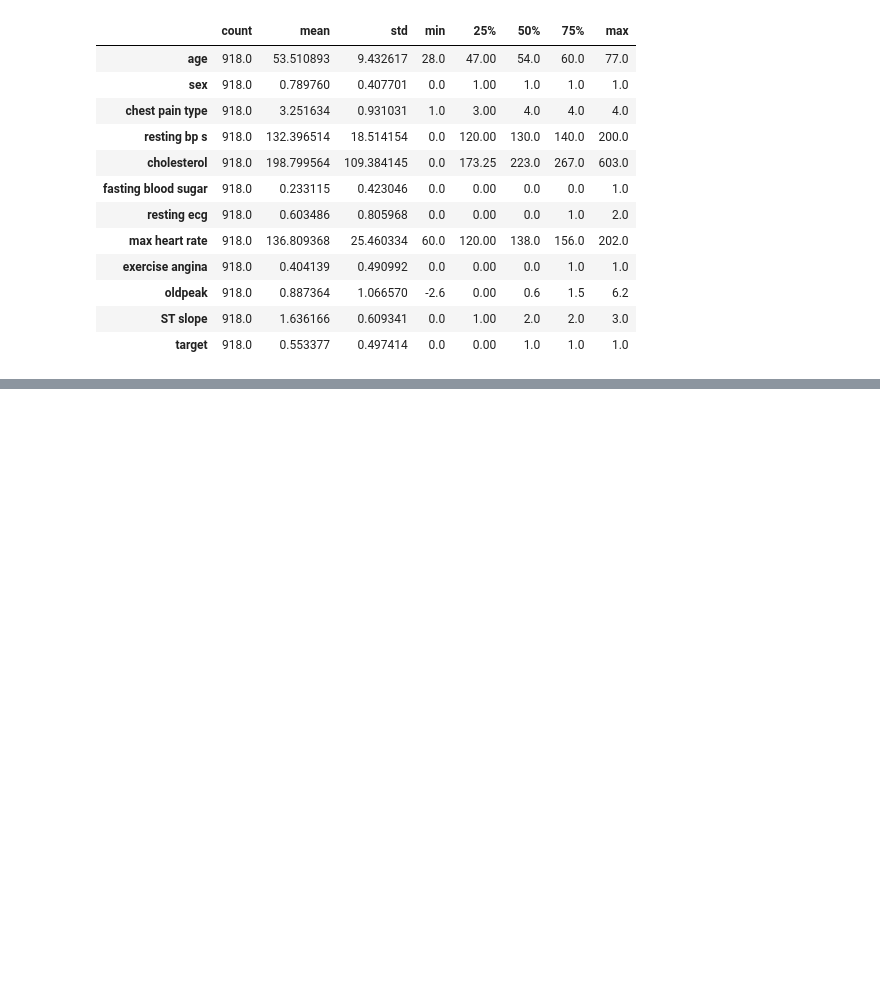
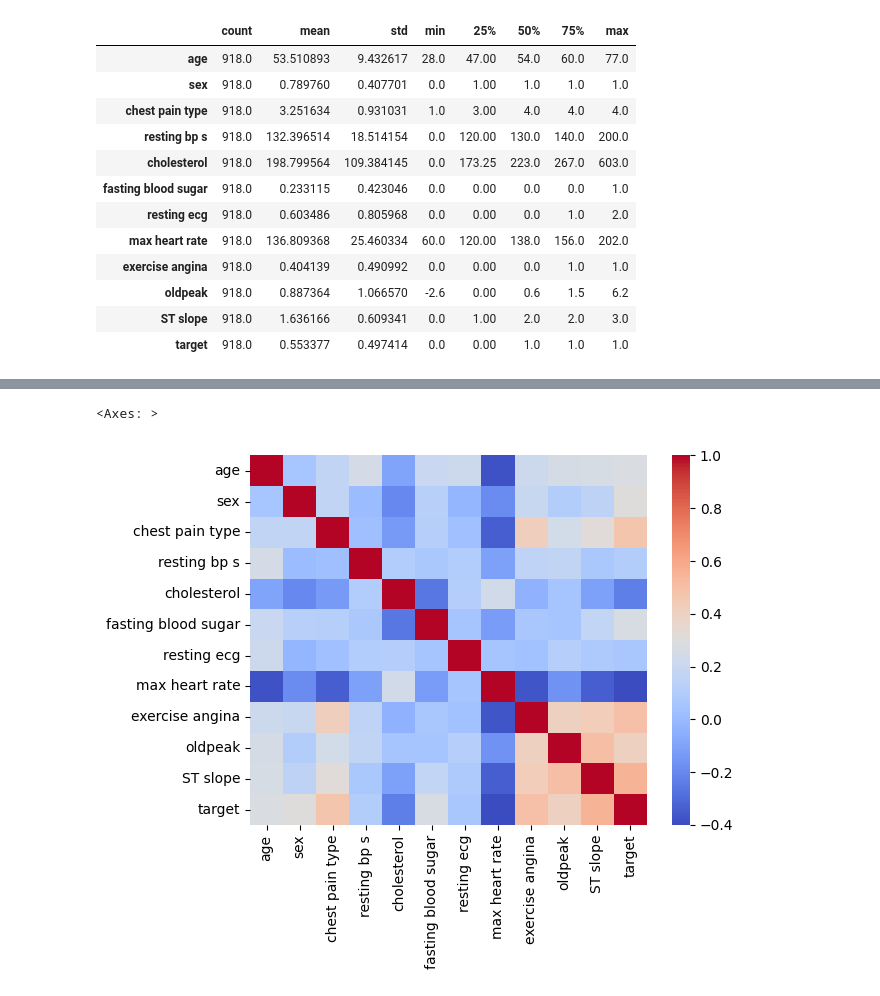
Before and after one commit to archaic-panda/Heart-Problems-Prediction, a Jupyter notebook: heart_disease_prediction.ipynb, the cells around one changed output, grey strips where cells are left out. Drawn from its saved outputs; the diff is of its cells as text; code cells hidden in the pictures; blank space fills up the shorter version.

```diff
--- a/heart_disease_prediction.ipynb
+++ b/heart_disease_prediction.ipynb
@@ -118,0 +151,6 @@ df.describe().T
+# %%
+# checking how data correlates
+sns.heatmap(df.corr(), cmap='coolwarm')
+# %% [output]
+<Axes: >
+[figure, added]
```
Also changed, not shown: parts of 5 cells of this notebook.
